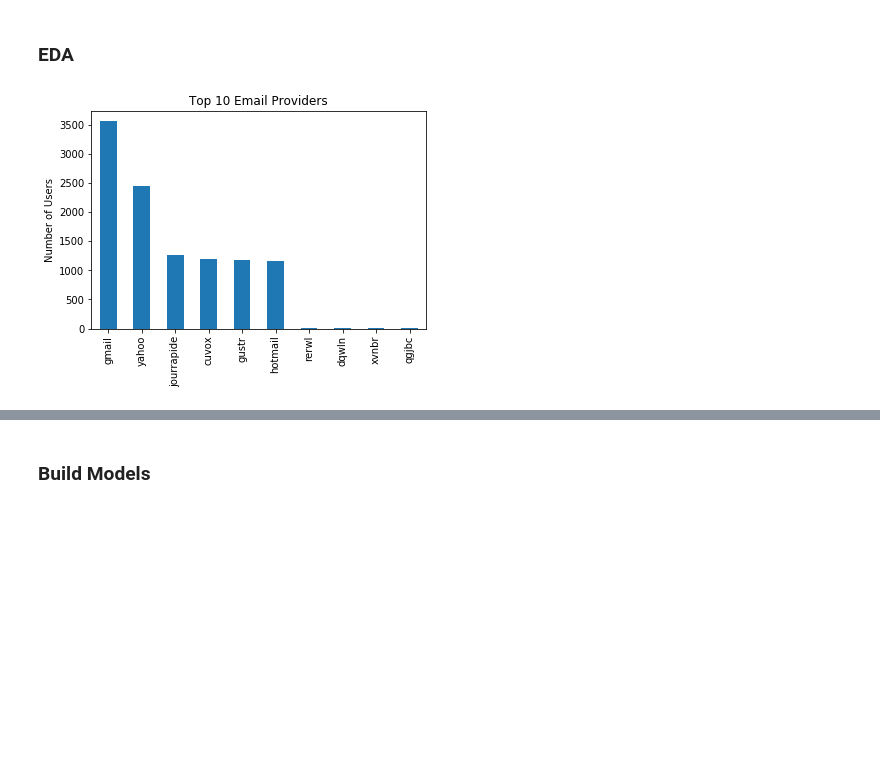
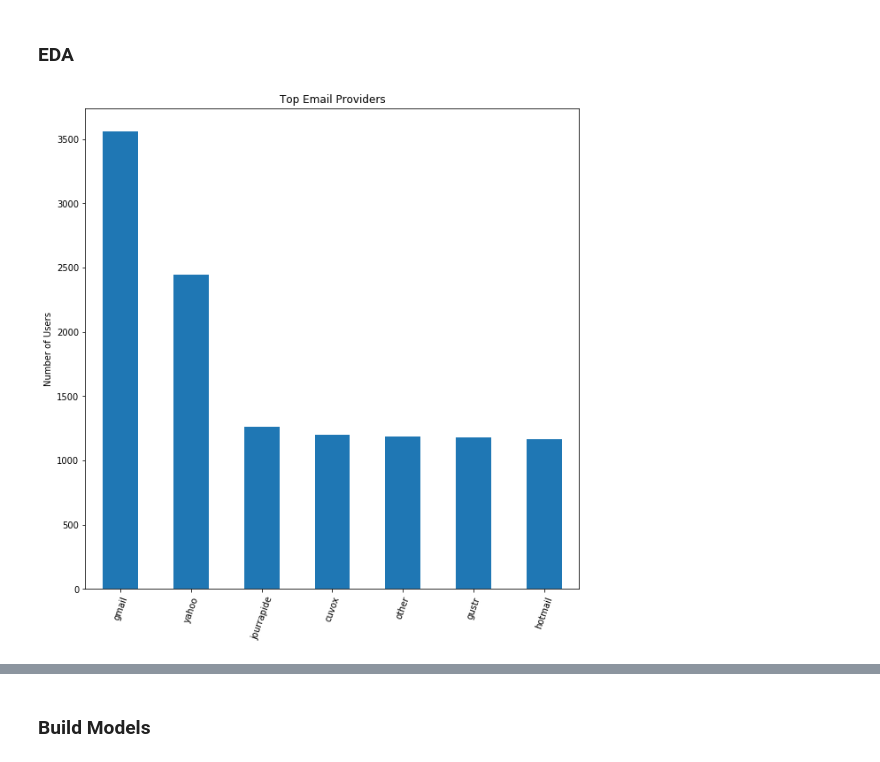
Before and after one commit to ted091020/Take-Home-Challenges, a Jupyter notebook: Relax Challenge.ipynb, the cells around one changed output, grey strips where cells are left out. Cells and saved outputs as stored; diff of their text form; code cells hidden in the pictures; blank space fills up the shorter version.

```diff
--- a/Relax Challenge.ipynb
+++ b/Relax Challenge.ipynb
@@ -113,31 +107,36 @@ users.drop('counter', axis=1)
 users['has_invited_other'] = 0
 users.loc[(users['object_id'].isin(users_who_invited)), 'has_invited_other'] = 1
 
+
 # Make column 'num_invited' for the number of users a user has invited
-# Assume than org_id 0 means user is not in an organization
+num_invited = users.groupby(by='invited_by_user_id').count()['counter']
 users['num_invited'] = 0
 for idx, user in enumerate(users['object_id']):
     if user in users_who_invited:
-        users.loc[idx, 'num_invited'] = num_invites[user]
+        users.loc[idx, 'num_invited'] = num_invited[user]
 # %%
 # Make column 'org_size' with the number of users in the user's organization
 org_sizes = users.groupby(by='org_id').count()['counter']
 users['org_size'] = 0
 for idx, org in enumerate(users['org_id']):
-    if org == 0:
-        users.loc[idx, 'org_size'] = 0
     if org in org_sizes.index:
         users.loc[idx, 'org_size'] = org_sizes[org]
 # %%
-# Make column 'invited_by_multi_adopter' to signify whether a user was invited by a multi_adopter
-users['invited_by_multi_adopter'] = 0
+# Make column 'invited_by_adopter' to signify whether a user was invited by a multi_adopter
+users['invited_by_adopter'] = 0
 for idx, inviter in enumerate(users['invited_by_user_id']):
-    if inviter in multi_adopters:
-        users.loc[idx, 'invited_by_multi_adopter'] = 1
+    if inviter in adopters:
+        users.loc[idx, 'invited_by_adopter'] = 1
 # %%
 # Make column 'email_provider' to indicate which email provider the user used to sign up
+
+
 def get_email(string):
     email = string.split('@')[1].split('.')[0]
     return email
 
 users['email_provider'] = users['email'].apply(get_email)
+
+common_providers = users.email_provider.value_counts()[0:6].index.to_list()
+
+users['email_provider'] = [email if email in common_providers else 'other' for email in users['email_provider']]
@@ -158,12 +165,13 @@ users.tail(10)
 # %% [markdown]
 ### EDA
 # %%
-users.email_provider.value_counts()[0:10].plot(kind='bar')
-plt.title('Top 10 Email Providers')
+users.email_provider.value_counts().plot(kind='bar')
+plt.title('Top Email Providers')
 plt.ylabel('Number of Users')
+plt.xticks(rotation=70)
 plt.show()
 # %% [output]
-[figure, old version]
+[figure, new version]
 # %%
 sns.distplot(users['org_size'])
 plt.title('Most Users in Organizations With Less Than 50 People')
```
Also changed, not shown: parts of 35 cells of this notebook, 1 other file.
